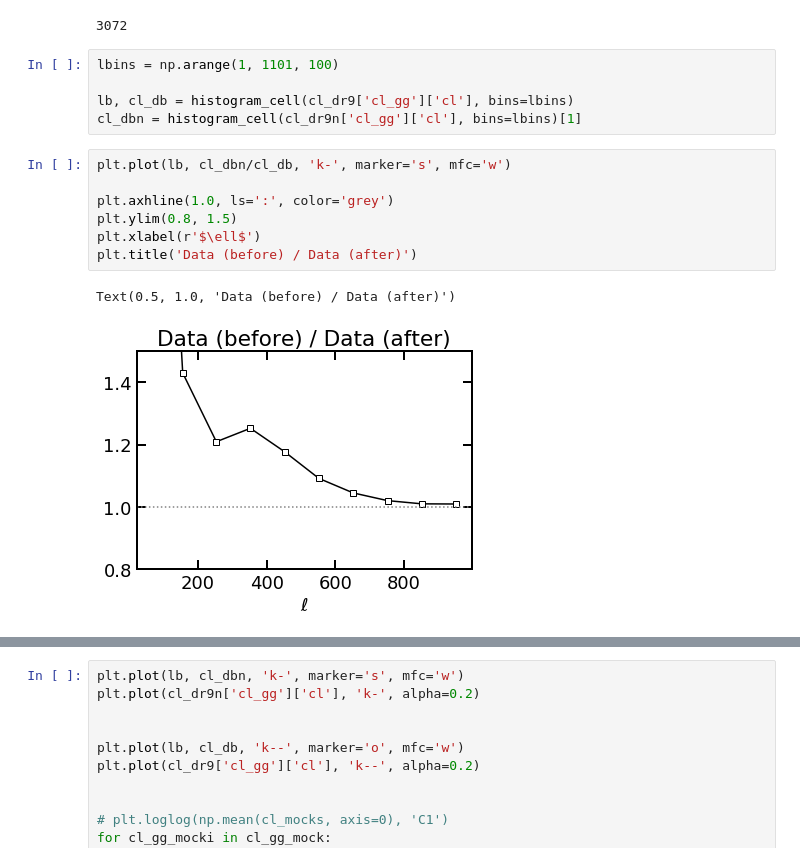
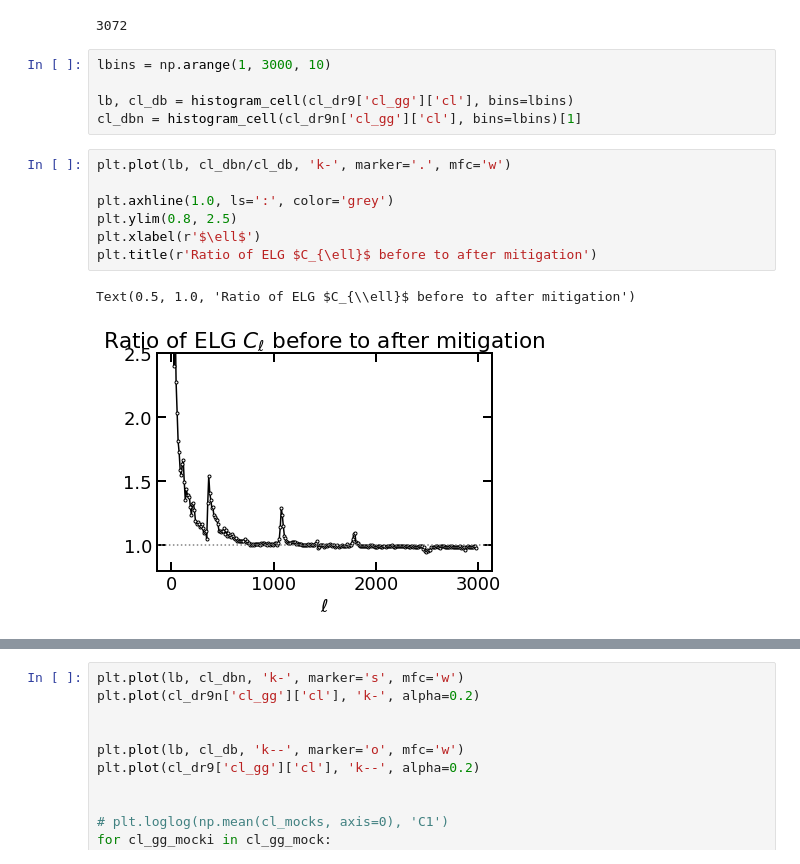
Before and after one commit to mehdirezaie/LSSutils, a Jupyter notebook: notebooks/GaussianMocks.ipynb, the cells around one changed output, grey strips where cells are left out. Saved outputs shown, nothing was run; the diff lists cells and outputs as text.

```diff
--- a/notebooks/GaussianMocks.ipynb
+++ b/notebooks/GaussianMocks.ipynb
@@ -40,17 +40,17 @@ cl_dr9['cl_gg']['cl'].size # lmax
 # %% [output]
 3072
 # %%
-lbins = np.arange(1, 1101, 100)
+lbins = np.arange(1, 3000, 10)
 
 lb, cl_db = histogram_cell(cl_dr9['cl_gg']['cl'], bins=lbins)
 cl_dbn = histogram_cell(cl_dr9n['cl_gg']['cl'], bins=lbins)[1]
 # %%
-plt.plot(lb, cl_dbn/cl_db, 'k-', marker='s', mfc='w')
+plt.plot(lb, cl_dbn/cl_db, 'k-', marker='.', mfc='w')
 
 plt.axhline(1.0, ls=':', color='grey')
-plt.ylim(0.8, 1.5)
+plt.ylim(0.8, 2.5)
 plt.xlabel(r'$\ell$')
-plt.title('Data (before) / Data (after)')
+plt.title(r'Ratio of ELG $C_{\ell}$ before to after mitigation')
 # %% [output]
-Text(0.5, 1.0, 'Data (before) / Data (after)')
+Text(0.5, 1.0, 'Ratio of ELG $C_{\\ell}$ before to after mitigation')
-[figure, old version]
+[figure, new version]
```
Also changed, not shown: parts of 1 cell of this notebook, 7 other files.
